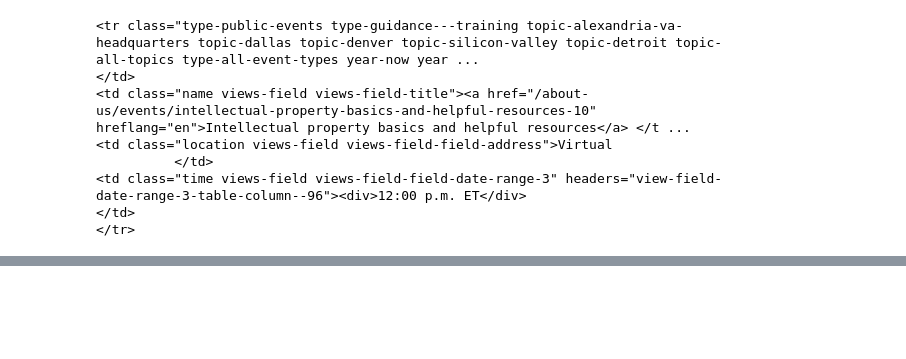
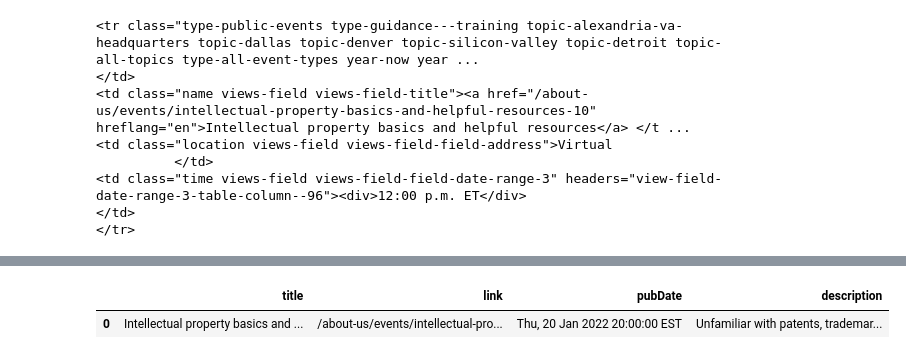
Before and after one commit to kekoziar/ptrc, a Jupyter notebook: src/scrape_to_xml.ipynb, the cells around one changed output, grey strips where cells are left out. Cells and saved outputs as stored; diff of their text form; code cells hidden in the pictures; blank space fills up the shorter version.

Commit message:
build events dataframe & export to csv file

```diff
--- a/src/scrape_to_xml.ipynb
+++ b/src/scrape_to_xml.ipynb
@@ -181,0 +180,3 @@ events = pd.DataFrame(columns = ['item', 'title', 'link', 'guid', 'pubDate', 'de
+# %%
+title = soup_workshop.find('meta', {"name":"dcterms.title"})
+title["content"]
@@ -181,0 +185,4 @@ events = pd.DataFrame(columns = ['item', 'title', 'link', 'guid', 'pubDate', 'de
+# %%
+workshop_description = soup_workshop.select_one('var.atc_description').text
+workshop_description = workshop_description[0:workshop_description.find('\n')].strip().replace('\xa0', ' ')
+print(workshop_description)
@@ -181,0 +198,2 @@ events = pd.DataFrame(columns = ['item', 'title', 'link', 'guid', 'pubDate', 'de
+# %%
+events = pd.DataFrame(columns = ['title', 'link', 'pubDate', 'description'])
@@ -181,0 +266,12 @@ events = pd.DataFrame(columns = ['item', 'title', 'link', 'guid', 'pubDate', 'de
+# %%
+workshop_info = pd.DataFrame({
+    "title": [title["content"]],
+    "link": [url_workshop],
+    "pubDate": [workshop_time.strftime("%a, %d %b %Y %X EST")],
+    "description": [workshop_description]
+})
+# %%
+workshop_info
+# %% [output]
+|  | title | link | pubDate | description |
+| 0 | Intellectual property basics and ... | /about-us/events/intellectual-pro... | Thu, 20 Jan 2022 20:00:00 EST | Unfamiliar with patents, trademar... |
```
Also changed, not shown: parts of 25 cells of this notebook, 1 other file.
